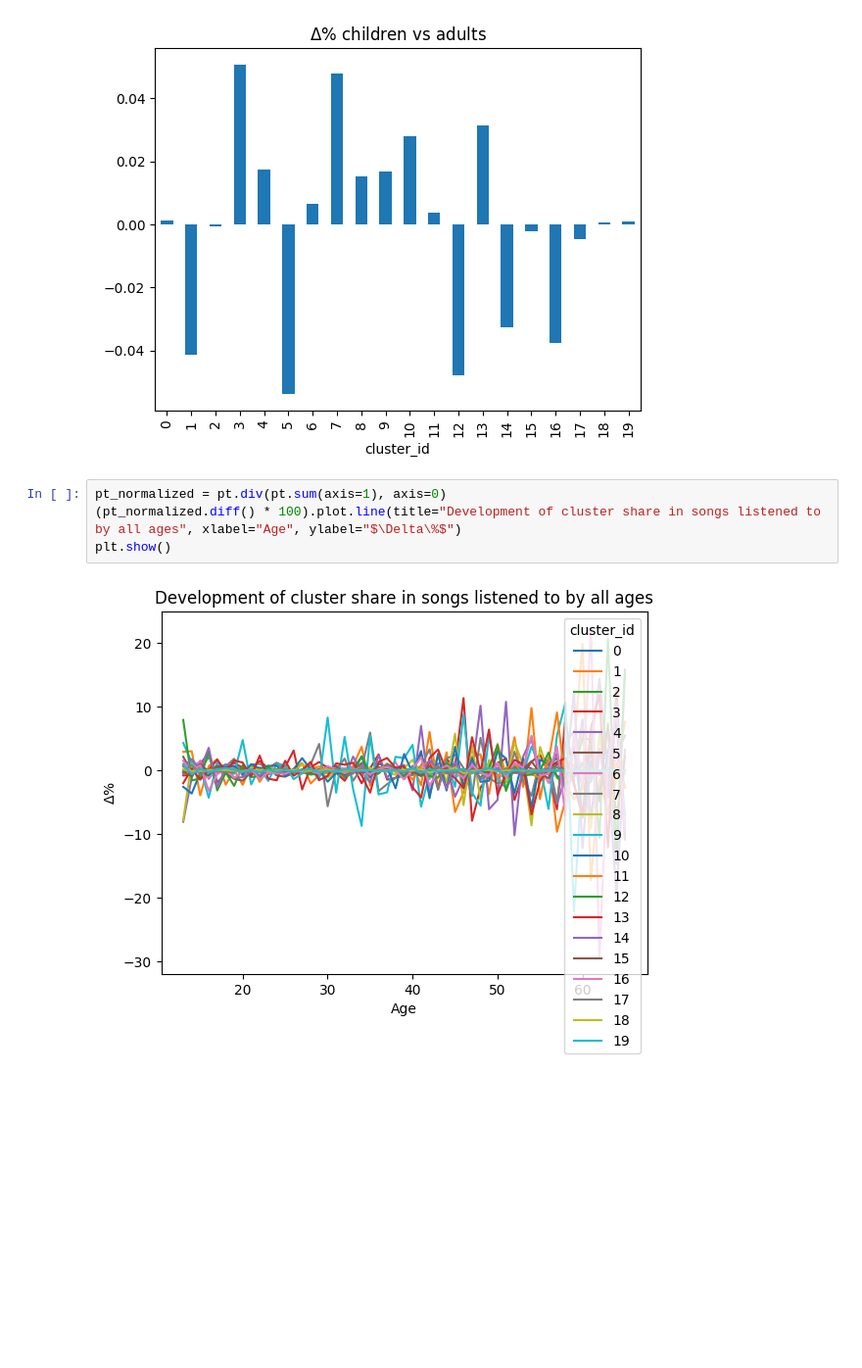
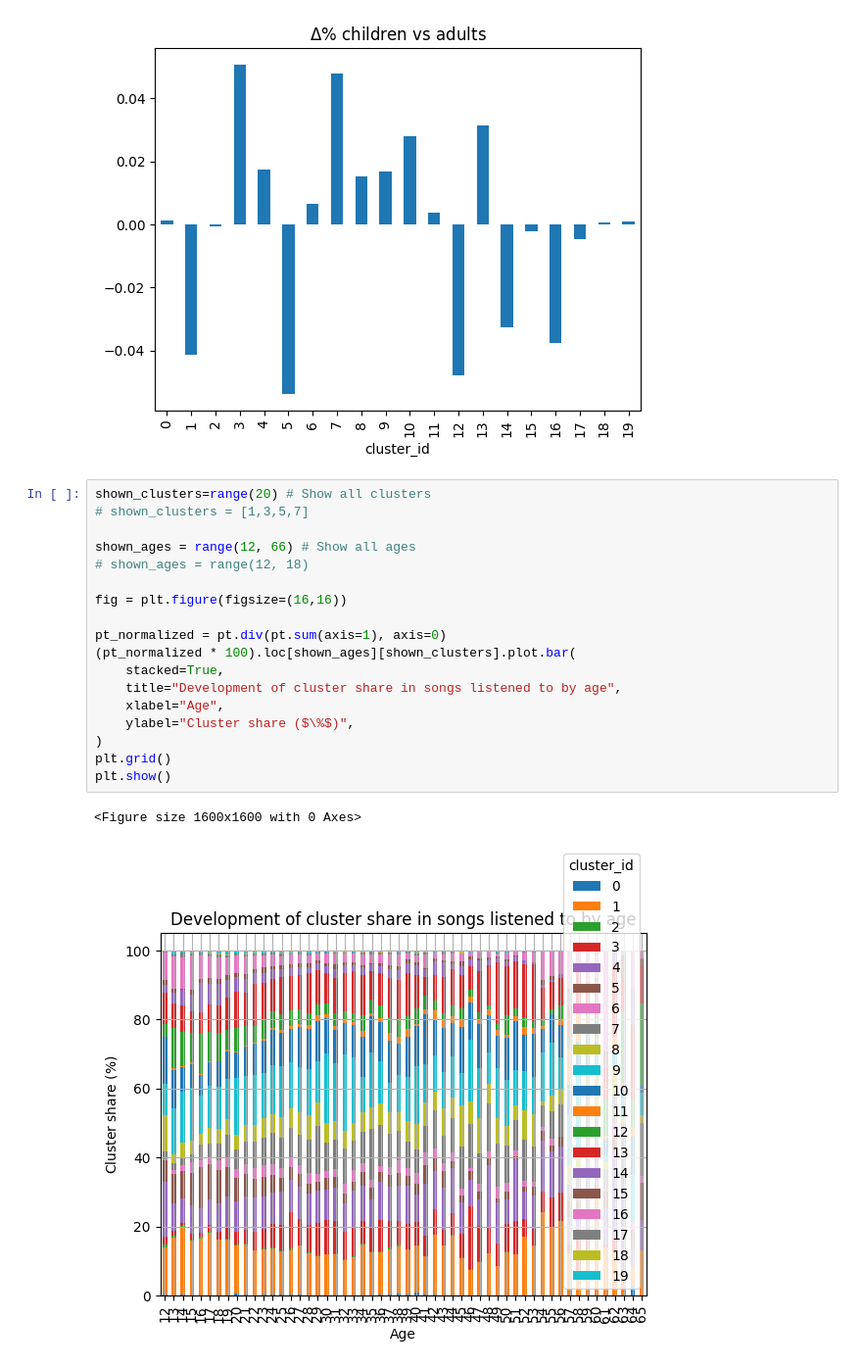
Before and after one commit to sbakker6/MusicRSAndChildren, a Jupyter notebook: analysis.ipynb, the cells around one changed output. Shown: that part at 98% size. Drawn from its saved outputs; the diff is of its cells as text; blank space fills up the shorter version.

```diff
--- a/analysis.ipynb
+++ b/analysis.ipynb
@@ -133,8 +177,23 @@ plt.show()
 # %% [output]
 [figure]
 # %%
+shown_clusters=range(20) # Show all clusters
+# shown_clusters = [1,3,5,7]
+
+shown_ages = range(12, 66) # Show all ages
+# shown_ages = range(12, 18)
+
+fig = plt.figure(figsize=(16,16))
+
 pt_normalized = pt.div(pt.sum(axis=1), axis=0)
-(pt_normalized.diff() * 100).plot.line(title="Development of cluster share in songs listened to by all ages", xlabel="Age", ylabel="$\Delta\%$")
+(pt_normalized * 100).loc[shown_ages][shown_clusters].plot.bar(
+    stacked=True,
+    title="Development of cluster share in songs listened to by age",
+    xlabel="Age",
+    ylabel="Cluster share ($\%$)",
+)
+plt.grid()
 plt.show()
 # %% [output]
+<Figure size 1600x1600 with 0 Axes>
-[figure, old version]
+[figure, new version]
```
Also changed, not shown: parts of 3 cells of this notebook, 2 other files.
